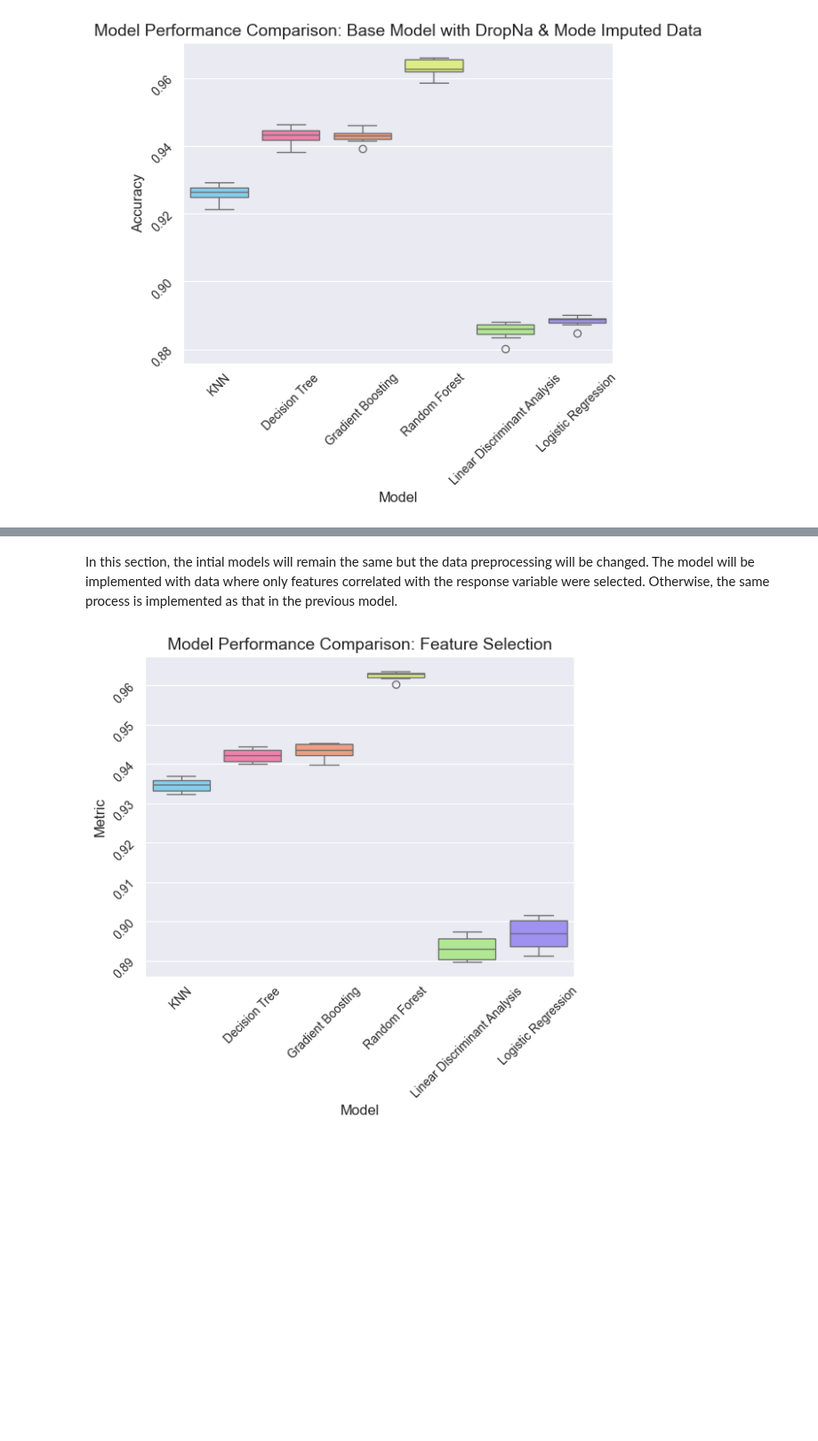
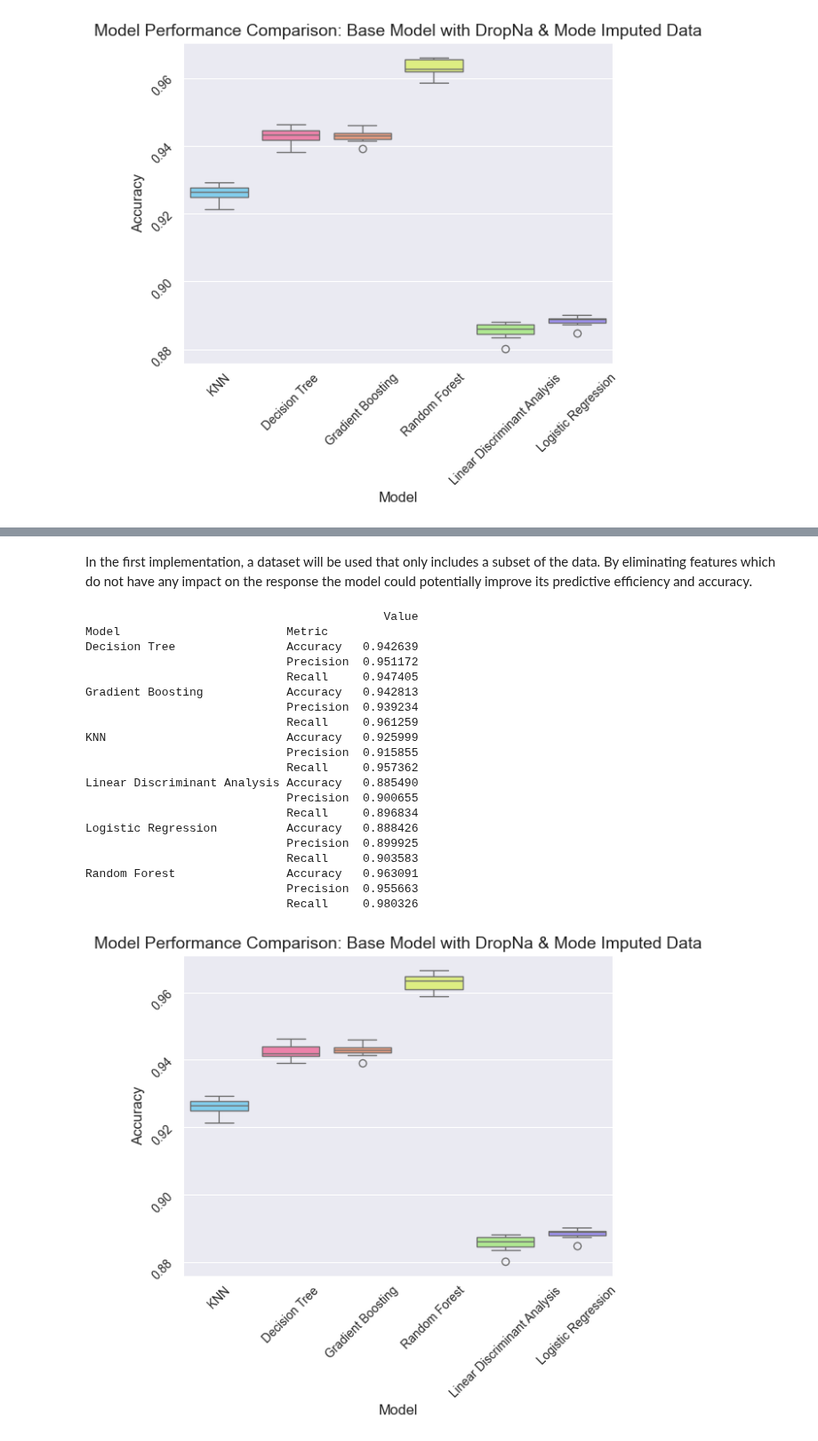
Before and after one commit to alexandra-pritoula/airline_passenger_satisfaction, a Jupyter notebook: Notebooks/model_training_and_evaluation.ipynb, the cells around one changed output, grey strips where cells are left out. Shown at 89% size. Saved outputs shown, nothing was run; the diff lists cells and outputs as text; code cells hidden in the pictures; blank space fills up the shorter version.

```diff
--- a/Notebooks/model_training_and_evaluation.ipynb
+++ b/Notebooks/model_training_and_evaluation.ipynb
@@ -443,5 +467,5 @@ Random Forest                Accuracy   0.963187
-# %% [markdown]
-In this section, the intial models will remain the same but the data preprocessing will be changed. The model will be implemented with data where only features correlated with the response variable were selected. Otherwise, the same process is implemented as that in the previous model.
+# %% [markdown]
+In the first implementation, a dataset will be used that only includes a subset of the data. By eliminating features which do not have any impact on the response the model could potentially improve its predictive efficiency and accuracy.
 # %%
 # Importing the preprocessed data:
 train_fs = pd.read_pickle('../Data/Feature_Selection/train_fs.pkl')
@@ -481,17 +523,43 @@ models = {'KNN': KNeighborsClassifier(),
 # %%
 # Loading the results:
-kf_cv_data = pd.read_pickle('../Models/Model_2/kf_cv_data.pkl')
+results_long = pd.read_pickle('../Models/Model_fs/results_fs_model.pkl')
+
+# Formatting the results for printing:
+results = results_long.groupby(['Model', 'Metric']).mean()
+results = pd.DataFrame(results)
+print(results)
+
+# Formatting data for multiple boxplots plot:
+results_boxplot = results_long[results_long['Metric'] == 'Accuracy'].drop('Metric', axis = 1)
 
 # Plotting the boxplots:
 sns.set_style('darkgrid')
-ax = sns.boxplot(x='Model', y='Metric', hue='Model', data=bm_data, palette = ['#70D6FF', '#FF70A6', '#FF9770', '#E9FF70', '#AAF683', '#9381FF'])
+ax = sns.boxplot(x='Model', y='Value', hue='Model', data=results_boxplot, palette = ['#70D6FF', '#FF70A6', '#FF9770', '#E9FF70', '#AAF683', '#9381FF'])
 
 # Customizing the plots:
-ax.set_title('Model Performance Comparison: Feature Selection', fontsize = 14)
+ax.set_title('Model Performance Comparison: Base Model with DropNa & Mode Imputed Data', fontsize = 14)
 ax.set_xlabel('Model', fontsize = 12)
-ax.set_ylabel('Metric', fontsize = 12)
+ax.set_ylabel('Accuracy', fontsize = 12)
 ax.tick_params(axis='both', labelsize = 10, rotation = 45)
-
-plt.show()
 # %% [output]
+                                           Value
+Model                        Metric
+Decision Tree                Accuracy   0.942639
+                             Precision  0.951172
+                             Recall     0.947405
+Gradient Boosting            Accuracy   0.942813
+                             Precision  0.939234
+                             Recall     0.961259
+KNN                          Accuracy   0.925999
+                             Precision  0.915855
+                             Recall     0.957362
+Linear Discriminant Analysis Accuracy   0.885490
+                             Precision  0.900655
+                             Recall     0.896834
+Logistic Regression          Accuracy   0.888426
+                             Precision  0.899925
+                             Recall     0.903583
+Random Forest                Accuracy   0.963091
+                             Precision  0.955663
+                             Recall     0.980326
-[figure, old version]
+[figure, new version]
```
Also changed, not shown: parts of 43 cells of this notebook, 1 other file.
